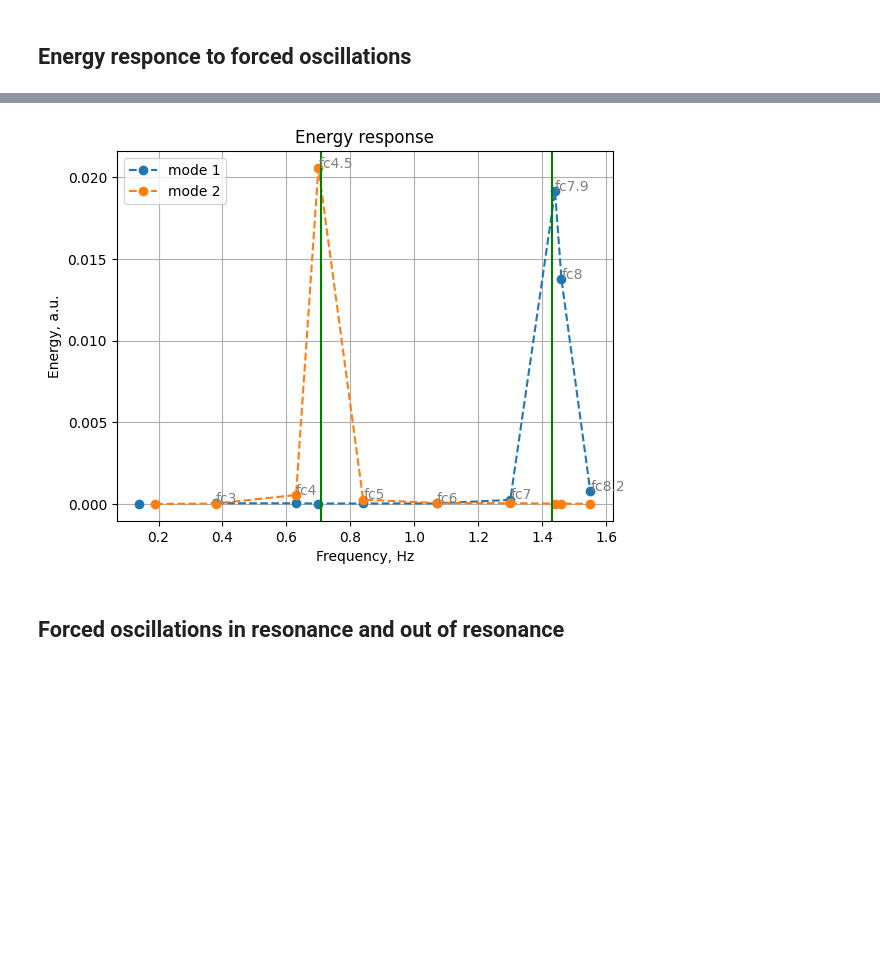
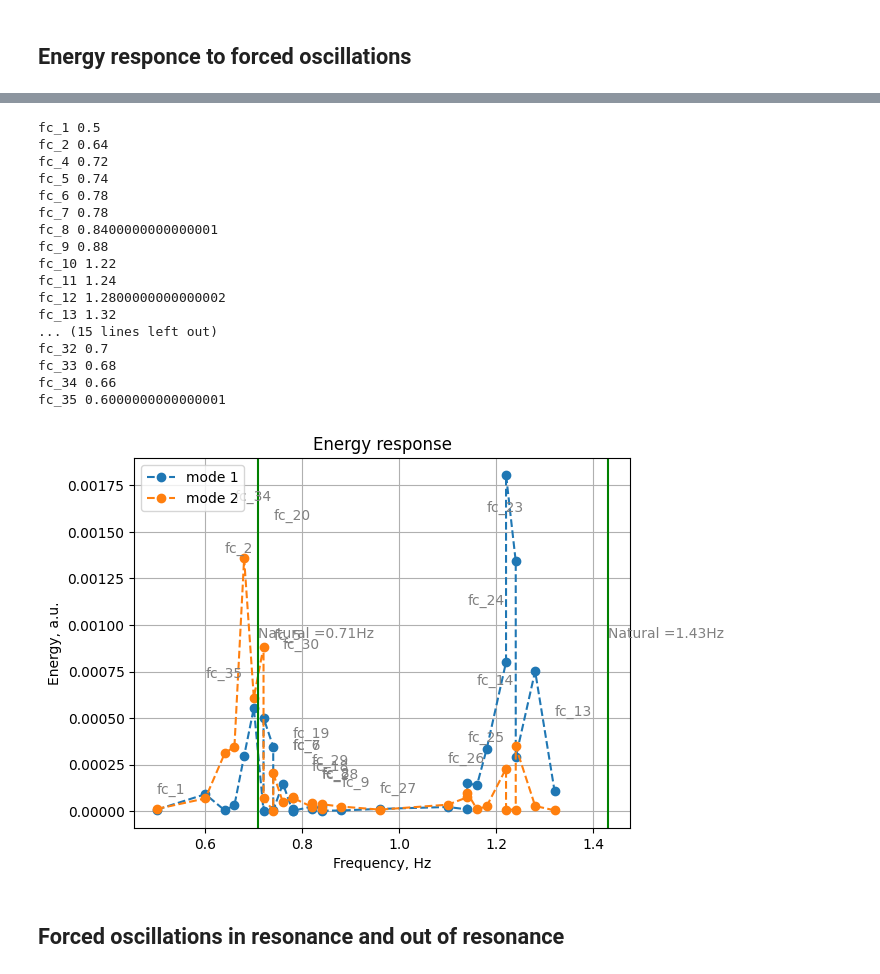
Before and after one commit to evgeny-kolonsky/Lab3_Coupled_Oscillator, a Jupyter notebook: Lab3_Coupled_Oscillator.ipynb, the cells around one changed output, grey strips where cells are left out. Drawn from its saved outputs; the diff is of its cells as text; code cells hidden in the pictures; blank space fills up the shorter version.

```diff
--- a/Lab3_Coupled_Oscillator.ipynb
+++ b/Lab3_Coupled_Oscillator.ipynb
@@ -12,0 +217,5 @@ from scipy.signal import find_peaks, peak_prominences
+# %%
+url='https://raw.githubusercontent.com/evgeny-kolonsky/Lab3_Coupled_Oscillator/main/2311/quality/q_2.txt'
+t, force, oscillator = get_signal2(url)
+_, af = get_amplitude(t, force)
+_, ao = get_amplitude(t, oscillator)
@@ -260,6 +549,6 @@ t, x1, x2 = get_signal(url)
 # %% [output]
 [figure]
 # %%
-y1, y2 = rotate(x1, x2)
+y1, y2 = xtoy(x1, x2)
 # %% [output]
 [figure]
@@ -310,9 +610,20 @@ length = 123e-3
 # %%
 m1_eff = m1 + ml/2 + mc/2
 m2_eff = m2 + mc/2 + mr/2
-a = np.array([[(kl+kc)/m1_eff, -kc/m1_eff],
-              [-kc/m2_eff, (kc + kr)/m2_eff]])
-eigenvalues, eigenvectors = LA.eig(a)
+
+M = np.array([[m1_eff, 0],
+              [0, m2_eff]])
+K = np.array([[kl + kc, -kc],
+              [-kc, kc + kr]])
+
+F = np.array([1, 0])  # force applied only to 1st mass
+
+
+
+# Mechanical impedance matrix
+Z = LA.inv(M) @ K
+
+eigenvalues, E = LA.eig(Z)
 freqs_theor = np.sqrt(eigenvalues)/2/np.pi # Herz
 freqs_theor
 # %% [output]
@@ -321,9 +641,9 @@ array([1.42966672, 0.70924425])
 def get_signal3(url, show=True):
   data = np.loadtxt(url)
   _, t, a, b, c = data.T
-  x1 = a/counts * length
+  x1 = c/counts * length
   x2 = b/counts * length
-  x3 = c/counts * length
+  x3 = a/counts * length
   x1 -= x1.mean()
   x2 -= x2.mean()
   x3 -= x3.mean()
@@ -334,7 +654,7 @@ def get_signal3(url, show=True):
     plt.grid()
     plt.xlabel('Time, s')
     plt.ylabel('Amplitude, m')
-    plt.ylim(-length/2, length/2)
+    #plt.ylim(-length/2, length/2)
     plt.legend()
   return t, x1, x2, x3
 # %% [markdown]
@@ -360,31 +690,53 @@ def energy(t, oscillator, show=False):
 # %%
-names = ['fc1', 'fc2', 'fc3', 'fc4', 'fc4.5','fc5', 'fc6', 'fc7', 'fc7.9',  'fc8.2', 'fc8']
+#names = ['fc1', 'fc2', 'fc3', 'fc4', 'fc4.5','fc5', 'fc6', 'fc7', 'fc7.9',  'fc8.2', 'fc8']
+names = [f'fc_{i}' for i in range(1,36) if i not in [3,16, 15,17]]
 fw = np.array([])
 en1 = np.array([])
 en2 = np.array([])
+poten = np.array([])
 for name in names:
-  url = f'https://raw.githubusercontent.com/evgeny-kolonsky/Lab3_Coupled_Oscillator/main/{name}.txt'
+  url = f'https://raw.githubusercontent.com/evgeny-kolonsky/Lab3_Coupled_Oscillator/main/2311/{name}.txt'
   t, x1, x2, x3 = get_signal3(url, show=False)
-  y1, y2 = rotate(x1, x2, show=False) # to canonic variables
+  y1, y2 = xtoy(x1, x2, show=False) # to canonic variables
   fw = np.append(fw, get_frequency_fft(t, x3)) # get driver frequency
+  print(name, fw[-1])
   en1 = np.append(en1, energy(t, y1)) # energy in 1st canonic var
   en2 = np.append(en2, energy(t, y2)) # energy in 2nd
+  #poten = np.append(poten, potential(t, x1, x2, x3))
 
 idx = np.argsort(fw) # sorting
-plt.plot(fw[idx], en1[idx], linestyle='--', marker='o', label='mode 1')
-plt.plot(fw[idx], en2[idx], linestyle='--', marker='o', label='mode 2')
+plt.plot(fw[idx], m1_eff*en1[idx], linestyle='--', marker='o', label='mode 1')
+plt.plot(fw[idx], m2_eff*en2[idx], linestyle='--', marker='o', label='mode 2')
+#plt.plot(fw[idx], 2*poten[idx], linestyle='--', marker='o', label='PE+KE')
 for ind in idx:
   plt.annotate(names[ind], xy=(fw[ind], en1[ind]+en2[ind]), color='gray')
 plt.grid()
 plt.xlabel('Frequency, Hz')
 plt.ylabel('Energy, a.u.')
 plt.title('Energy response')
 for freq in freqs_theor:
   plt.axvline(freq, c='g')
   plt.annotate(fr'Natural ={freq:.2f}Hz',xy=(freq, np.mean(en1+en2)/2), color='gray')
 plt.legend();
 # %% [output]
+fc_1 0.5
+fc_2 0.64
+fc_4 0.72
+fc_5 0.74
+fc_6 0.78
+fc_7 0.78
+fc_8 0.8400000000000001
+fc_9 0.88
+fc_10 1.22
+fc_11 1.24
+fc_12 1.2800000000000002
+fc_13 1.32
+... (15 lines left out)
+fc_32 0.7
+fc_33 0.68
+fc_34 0.66
+fc_35 0.6000000000000001
-[figure, old version]
+[figure, new version]
 # %% [markdown]
 ## Forced oscillations in resonance and out of resonance
 # %%
```
Also changed, not shown: parts of 79 cells of this notebook.
